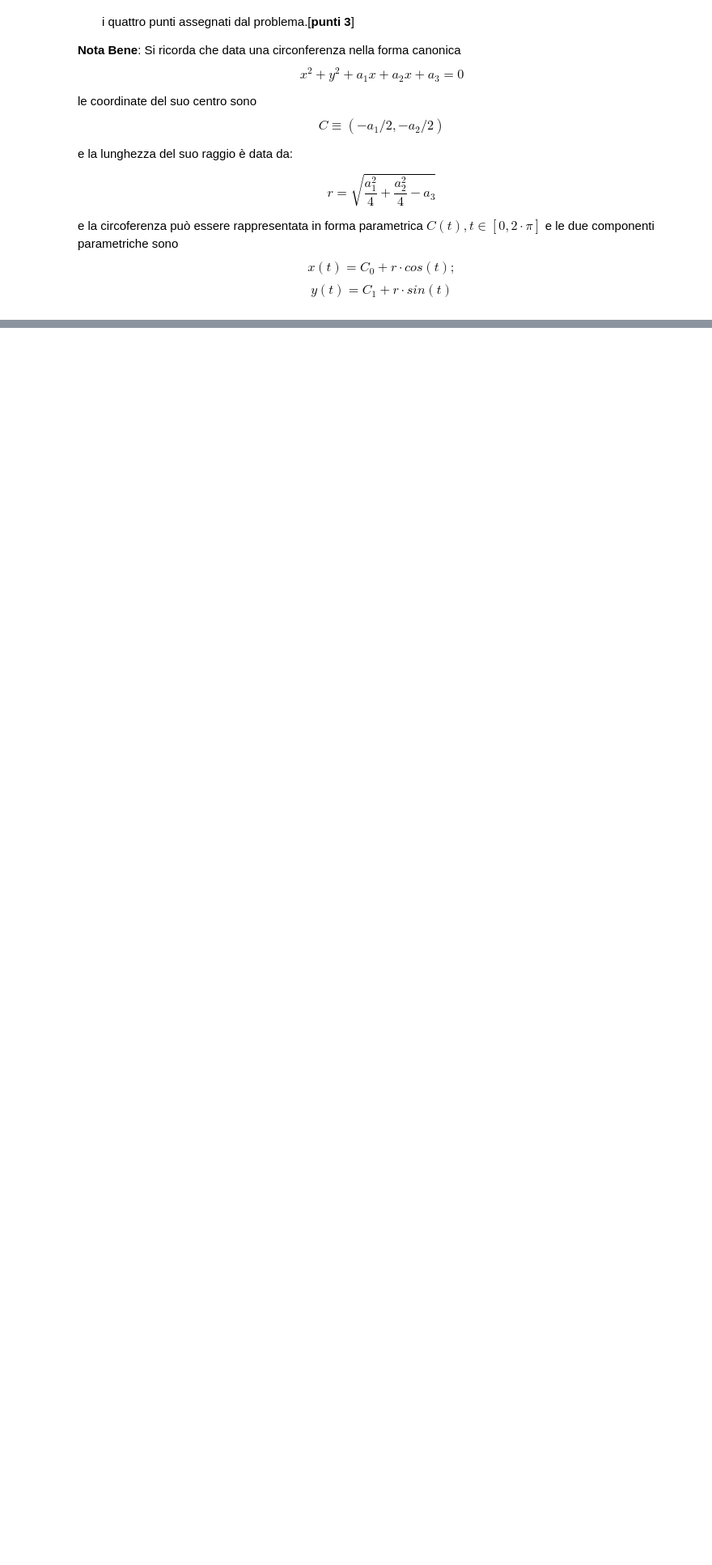
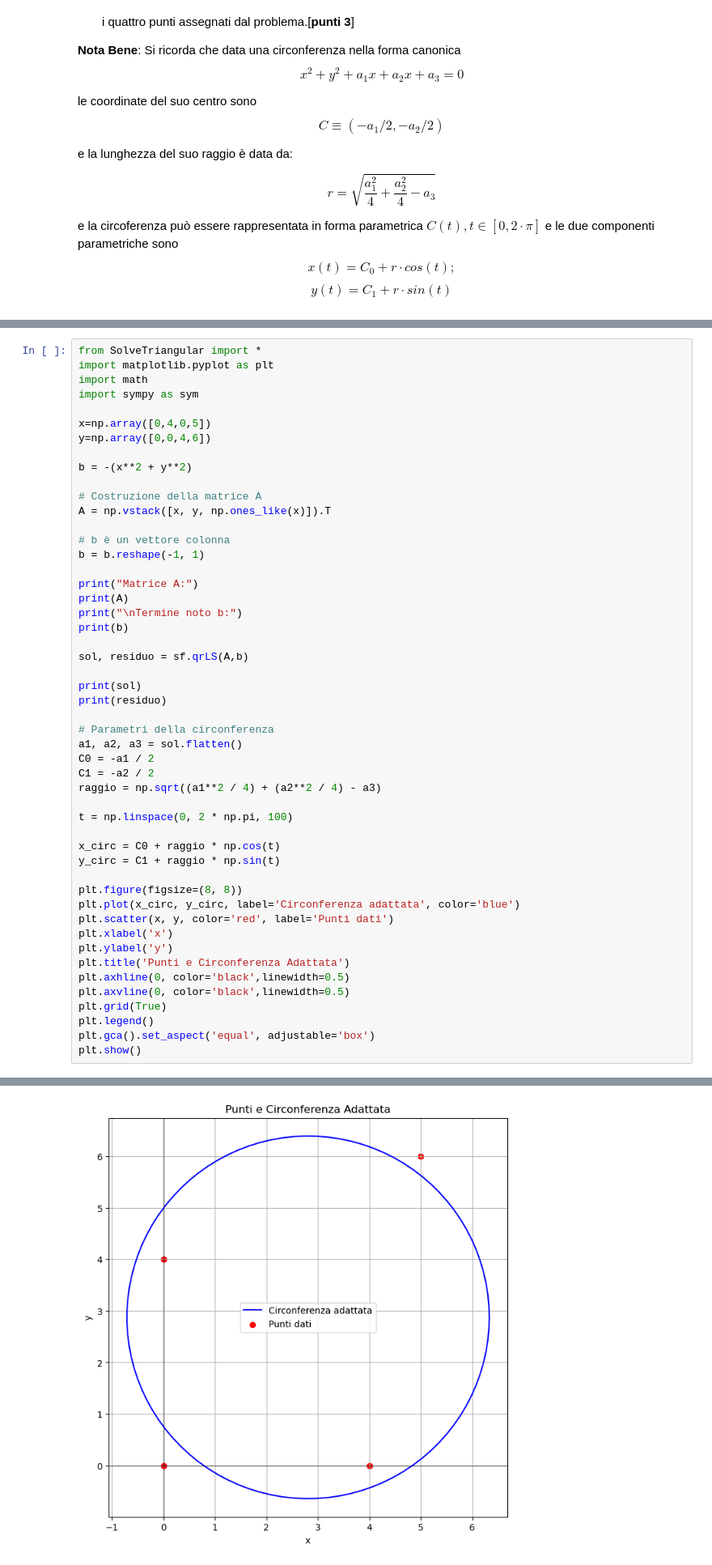
Before and after one commit to alevu3344/EsercitazioniMetodiNumerici, a Jupyter notebook: Simulazioni esami/Esercizi_VARI/Miscellanea.ipynb, the cells around one changed output, grey strips where cells are left out. Shown at 81% size. Drawn from its saved outputs; the diff is of its cells as text; blank space fills up the shorter version.

```diff
--- a/Simulazioni esami/Esercizi_VARI/Miscellanea.ipynb
+++ b/Simulazioni esami/Esercizi_VARI/Miscellanea.ipynb
@@ -77,0 +73,51 @@ Norma 2 al quadrato dell'errore  36.69841269841271
+# %%
+from SolveTriangular import *
+import matplotlib.pyplot as plt
+import math
+import sympy as sym
+
+x=np.array([0,4,0,5])
+y=np.array([0,0,4,6])
+
+b = -(x**2 + y**2)
+
+# Costruzione della matrice A
+A = np.vstack([x, y, np.ones_like(x)]).T
+
+# b è un vettore colonna
+b = b.reshape(-1, 1)
+
+print("Matrice A:")
+print(A)
+print("\nTermine noto b:")
+print(b)
+
+sol, residuo = sf.qrLS(A,b)
+
+print(sol)
+print(residuo)
+
+# Parametri della circonferenza
+a1, a2, a3 = sol.flatten()
+C0 = -a1 / 2
+C1 = -a2 / 2
+raggio = np.sqrt((a1**2 / 4) + (a2**2 / 4) - a3)
+
+t = np.linspace(0, 2 * np.pi, 100)
+
+x_circ = C0 + raggio * np.cos(t)
+y_circ = C1 + raggio * np.sin(t)
+
+plt.figure(figsize=(8, 8))
+plt.plot(x_circ, y_circ, label='Circonferenza adattata', color='blue')
+plt.scatter(x, y, color='red', label='Punti dati')
+plt.xlabel('x')
+plt.ylabel('y')
+plt.title('Punti e Circonferenza Adattata')
+plt.axhline(0, color='black',linewidth=0.5)
+plt.axvline(0, color='black',linewidth=0.5)
+plt.grid(True)
+plt.legend()
+plt.gca().set_aspect('equal', adjustable='box')
+plt.show()
+# %% [output]
@@ -78,3 +139,4 @@ Norma 2 al quadrato dell'errore  36.69841269841271
+[figure, added]
 # %% [markdown]
 ## Esercizio C
 Per i dati $(x_i, y_i)$ riportati nei seguenti array
```
Also changed, not shown: parts of 14 cells of this notebook, 15 other files.
